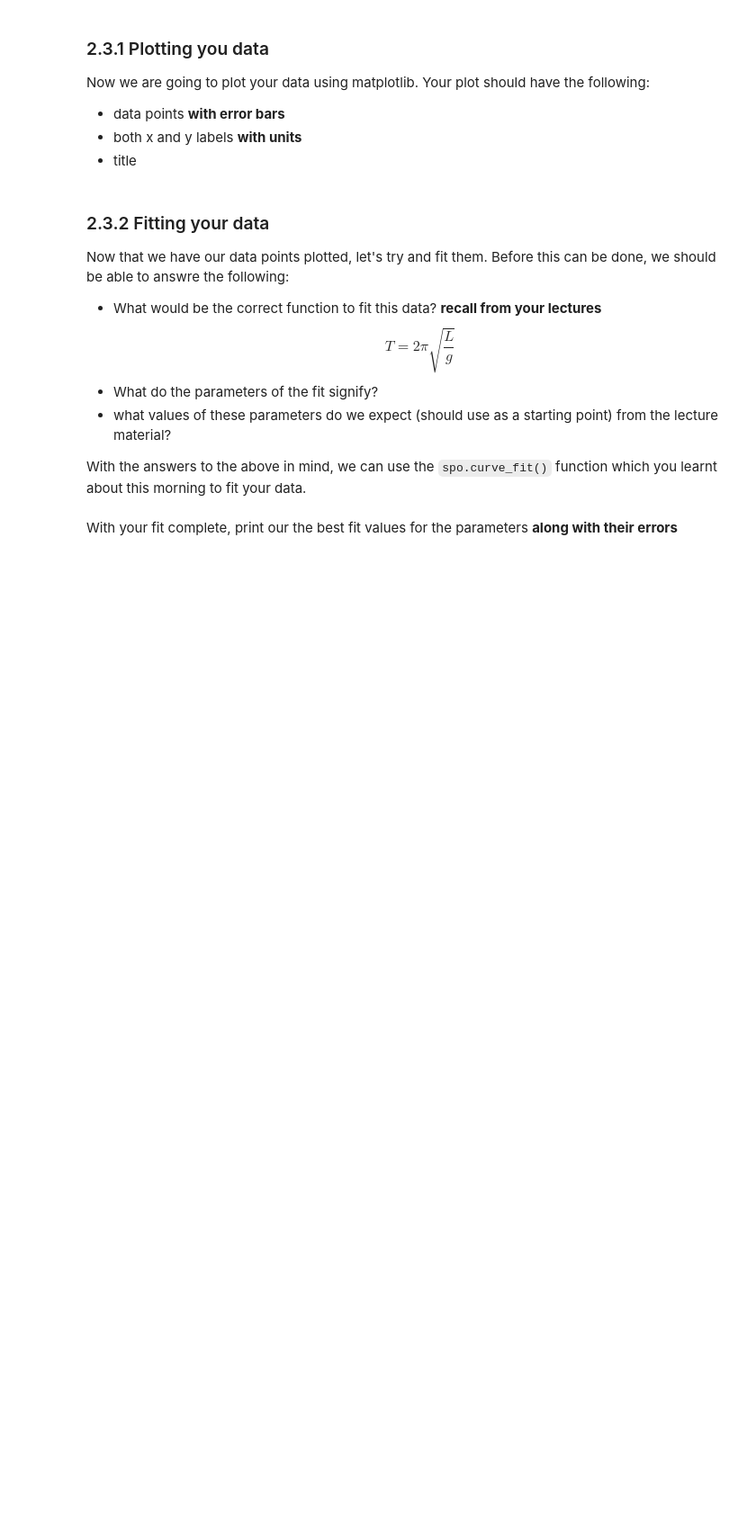
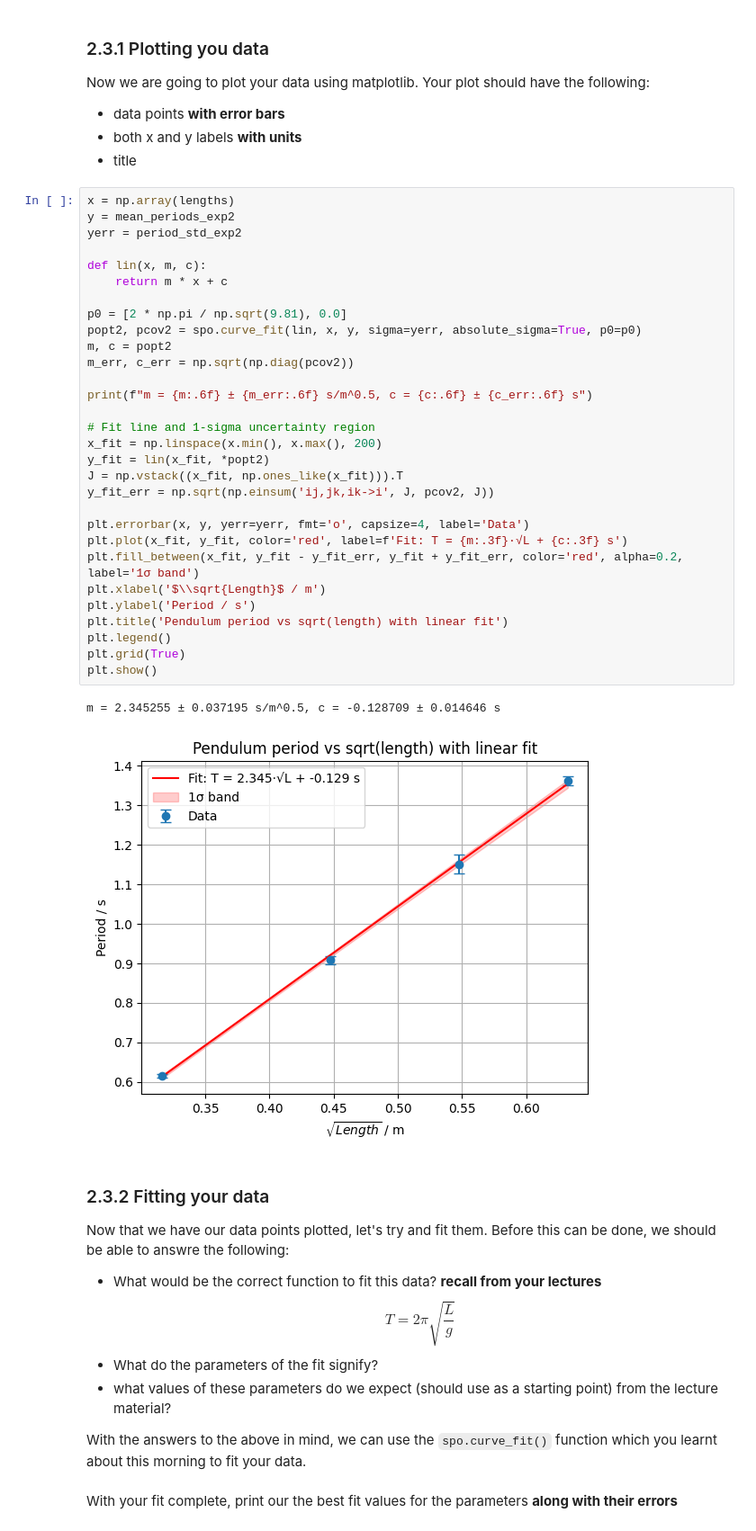
Before and after one commit to ShutBaton/physics-summer-school, a Jupyter notebook: notebooks/Experiments_1_2.ipynb, the cells around one changed output. Shown at 90% size. Cells and saved outputs as stored; diff of their text form; blank space fills up the shorter version.

```diff
--- a/notebooks/Experiments_1_2.ipynb
+++ b/notebooks/Experiments_1_2.ipynb
@@ -192,6 +197,39 @@ Now we are going to plot your data using matplotlib. Your plot should have the f
 * data points **with error bars**
 * both x and y labels **with units**
 * title
+# %%
+x = np.array(lengths)
+y = mean_periods_exp2
+yerr = period_std_exp2
+
+def lin(x, m, c):
+    return m * x + c
+
+p0 = [2 * np.pi / np.sqrt(9.81), 0.0]
+popt2, pcov2 = spo.curve_fit(lin, x, y, sigma=yerr, absolute_sigma=True, p0=p0)
+m, c = popt2
+m_err, c_err = np.sqrt(np.diag(pcov2))
+
+print(f"m = {m:.6f} ± {m_err:.6f} s/m^0.5, c = {c:.6f} ± {c_err:.6f} s")
+
+# Fit line and 1-sigma uncertainty region
+x_fit = np.linspace(x.min(), x.max(), 200)
+y_fit = lin(x_fit, *popt2)
+J = np.vstack((x_fit, np.ones_like(x_fit))).T
+y_fit_err = np.sqrt(np.einsum('ij,jk,ik->i', J, pcov2, J))
+
+plt.errorbar(x, y, yerr=yerr, fmt='o', capsize=4, label='Data')
+plt.plot(x_fit, y_fit, color='red', label=f'Fit: T = {m:.3f}·√L + {c:.3f} s')
+plt.fill_between(x_fit, y_fit - y_fit_err, y_fit + y_fit_err, color='red', alpha=0.2, label='1σ band')
+plt.xlabel('$\\sqrt{Length}$ / m')
+plt.ylabel('Period / s')
+plt.title('Pendulum period vs sqrt(length) with linear fit')
+plt.legend()
+plt.grid(True)
+plt.show()
+# %% [output]
+m = 2.345255 ± 0.037195 s/m^0.5, c = -0.128709 ± 0.014646 s
+[figure, added]
 # %% [markdown]
 ### 2.3.2 Fitting your data
 
```
Also changed, not shown: parts of 2 cells of this notebook, 1 other file.
